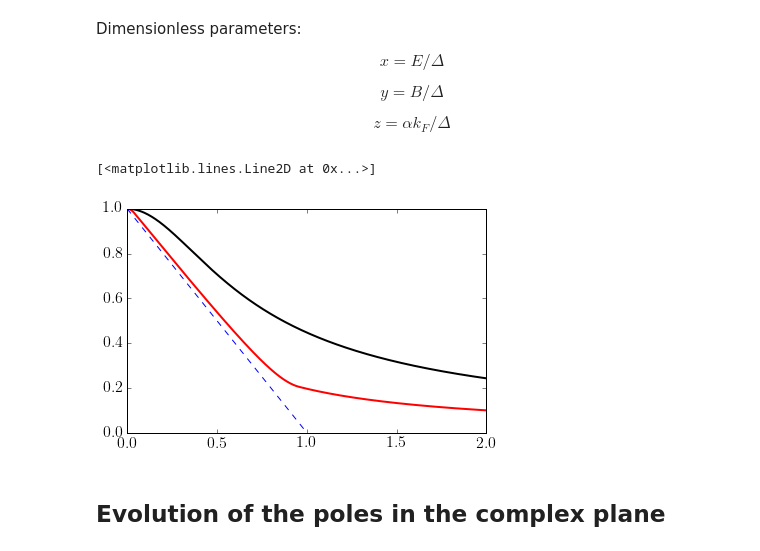
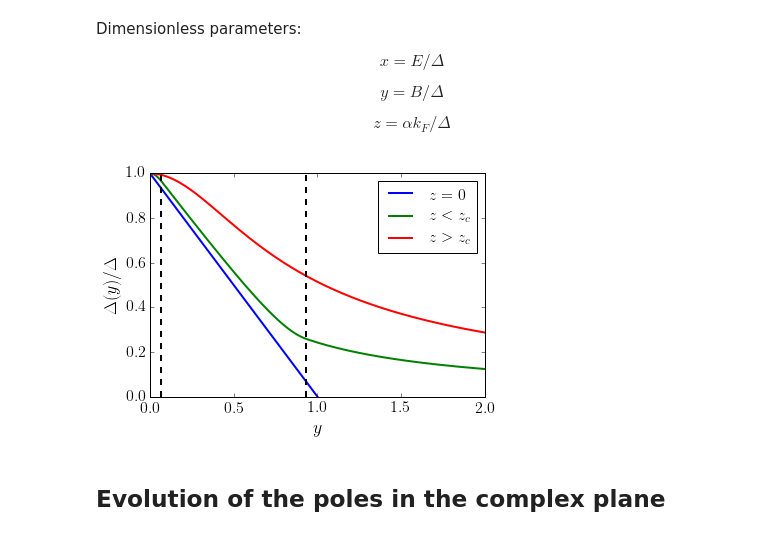
Before and after one commit to bernardvanheck/shared_notebooks, a Jupyter notebook: determinant_equation_numerics.ipynb, the cells around one changed output. Saved outputs shown, nothing was run; the diff lists cells and outputs as text; code cells hidden in the pictures.

```diff
--- a/determinant_equation_numerics.ipynb
+++ b/determinant_equation_numerics.ipynb
@@ -1,10 +1,10 @@
 # %%
 %matplotlib inline
-from __future__ import division
 import numpy as np
 import cmath
-from scipy.optimize import fsolve, minimize_scalar
+from scipy.optimize import fsolve, minimize_scalar, minimize, brentq, curve_fit
 import matplotlib.pyplot as plt
+from matplotlib import cm
 
 class SimpleNamespace(object):
     """A simple container for parameters."""
@@ -20,8 +20,8 @@ fparams = {'axes.labelsize': 18,
            'xtick.labelsize': 16,
            'ytick.labelsize': 16,
            'text.usetex': True,
-           'image.cmap': 'seismic',
-           'figure.autolayout': True}
+           'image.cmap': 'seismic'}
+           #'figure.autolayout': True}
 plt.rcParams.update(fparams)
 
 # Pauli matrices
@@ -30,6 +30,11 @@ sy = np.array([[0 , -1j], [1j, 0]])
 sz = np.array([[1, 0], [0, -1]], complex)
 s0 = np.array([[1, 0], [0, 1]], complex)
 
+# Physical constants
+MU_B = 5.788381 * 1e-2 # Bohr magneton in units of µeV * mT^(-1).
+GAP = 151.8 # This is the gap from the zero-field data, in µeV.
+TAU = 0.56 # This is the transmission from the zero-field data
+
 # 8x8 Identity matrix
 eye = np.eye(8, dtype=complex)
 
@@ -53,12 +52 @@ def gap(y, z):
-# %%
-ys = np.linspace(0, 2, 500)
-gaps = np.array([gap(y, 0.2) for y in ys])
-gaps2 = np.array([gap(y, 0.5) for y in ys])
-gaps3 = np.array([gap(y, 1e-10) for y in ys[:250]])
-plt.plot(ys, gaps, c='r', lw=2)
-plt.plot(ys, gaps2, c='k', lw=2)
-plt.plot(ys[:250], gaps3, c='b', lw=1, ls='--')
-# %% [output]
-[<matplotlib.lines.Line2D at 0x...>]
-[figure, removed]
 # %%
@@ -74,5 +84,37 @@ def pole(x, y, z, sign=-1, tple=False):
         return (pol.real, pol.imag)
     else:
         return pol
+# %%
+p = SimpleNamespace(z=0)
+ys0 = np.linspace(0, 1, 100)
+gap0 = []
+for y in ys0:
+    p.y = y
+    gap0.append(compute_gap(p))
+ys = np.linspace(0, 2, 200)
+gap1 = []
+gap2 = []
+for y in ys:
+    p.y = y
+    p.z = 0.25
+    gap1.append(compute_gap(p))
+    p.z = 0.6
+    gap2.append(compute_gap(p))
+p.z = 0.25
+yc1 = yc(p, -1)
+yc2 = yc(p, +1)
+# %%
+plt.plot(ys0, gap0, lw=2, label=r'$z=0$')
+plt.plot(ys, gap1, lw=2, label=r'$z<z_c$')
+plt.plot(ys, gap2, lw=2, label=r'$z>z_c$')
+#plt.plot(ys, np.sqrt(p.z**2/(ys**2 + p.z**2)))
+plt.axvline(yc1, c='k', ls='--', lw=2)
+plt.axvline(yc2, c='k', ls='--', lw=2)
+plt.xlabel(r'$y$')
+plt.ylabel(r'$\Delta(y)/\Delta$')
+plt.legend()
+plt.savefig("induced_gap.pdf")
+# %% [output]
+[figure, added]
 # %% [markdown]
 ## Evolution of the poles in the complex plane
```
Also changed, not shown: parts of 89 cells of this notebook.
